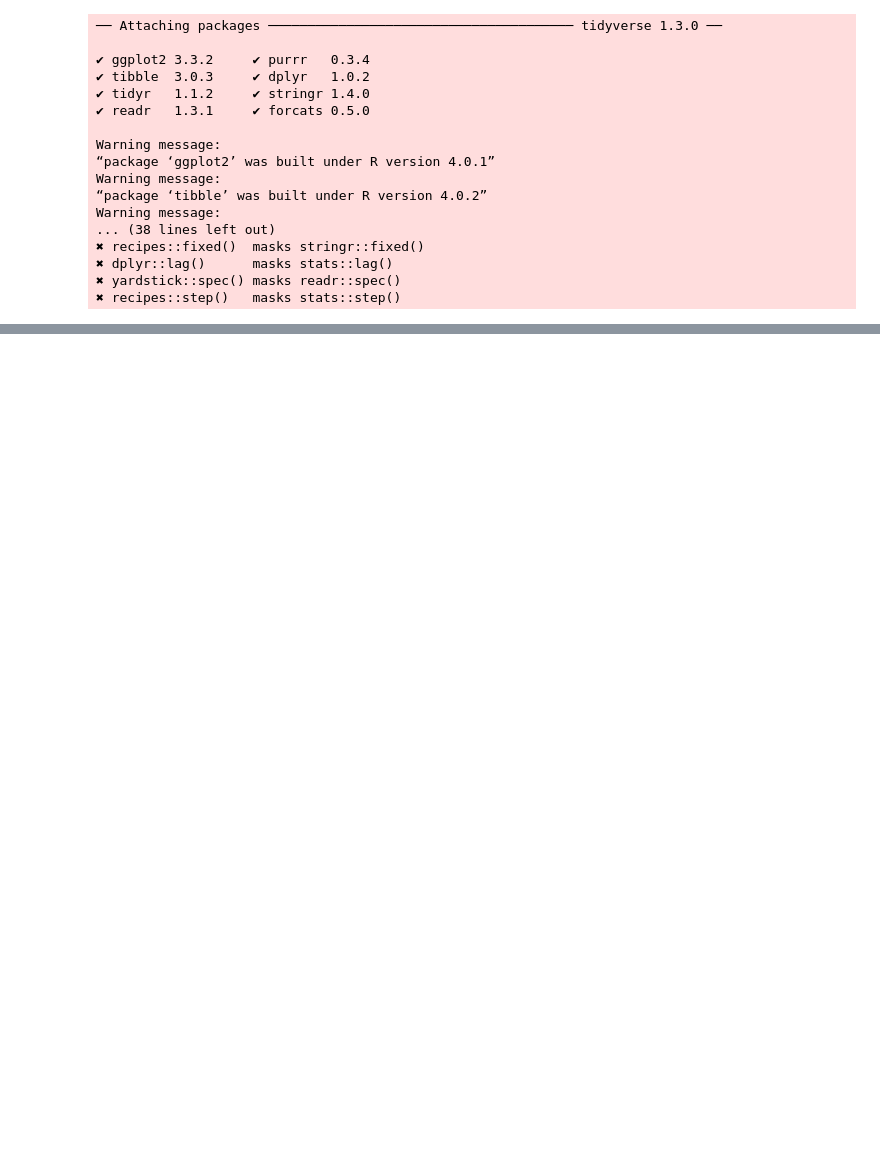
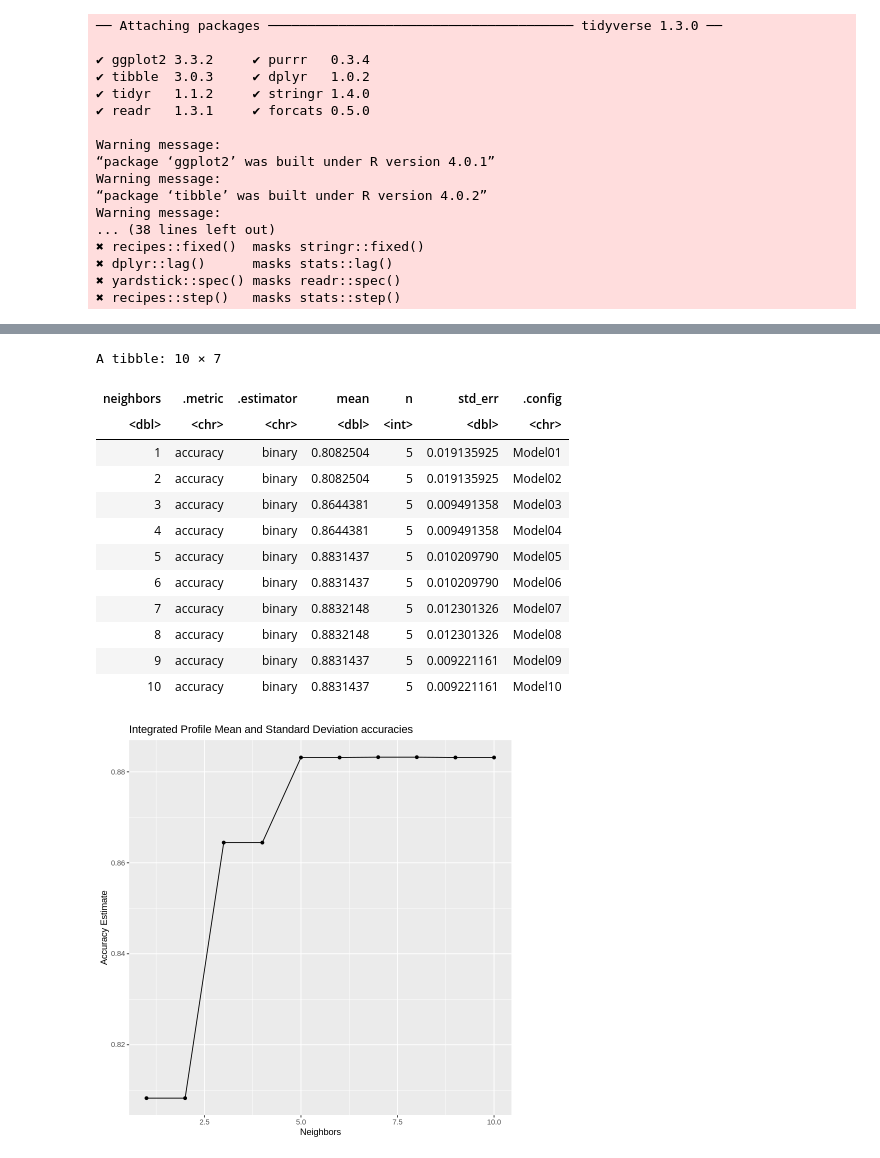
Before and after one commit to kseniak1/DSCI100-Project, a Jupyter notebook: Ksenia_notebook.ipynb, the cells around one changed output, grey strips where cells are left out. Saved outputs shown, nothing was run; the diff lists cells and outputs as text; code cells hidden in the pictures; blank space fills up the shorter version.

Commit message:
Created skeleton analysis and performed it on one pairing

```diff
--- a/Ksenia_notebook.ipynb
+++ b/Ksenia_notebook.ipynb
@@ -72,0 +66,10 @@ A grouped_df: 500 × 9
+# %%
+set.seed(19)
+## Split data into training and testing sets
+pulsar_split <- initial_split(pulsar_data, prop = 0.75, strata = class)
+pulsar_train <- training(pulsar_split)
+pulsar_test <- testing(pulsar_split)
+# %%
+set.seed(19)
+## Completing a 5-fold cross-validation
+pulsar_vfold <- vfold_cv(pulsar_train, v = 5, strata = class)
@@ -72,0 +115,35 @@ A grouped_df: 500 × 9
+# %%
+## Pairing 1
+pulsar_recipe1 <- recipe(class ~ mean_ip + dev_ip, data = pulsar_train) %>%
+                    step_scale(all_predictors()) %>%
+                    step_center(all_predictors())
+
+knn_results1 <- workflow() %>%
+      add_recipe(pulsar_recipe1) %>%
+      add_model(knn_tune) %>%
+      tune_grid(resamples = pulsar_vfold, grid = ks) %>%
+      collect_metrics() %>%
+      filter(.metric == "accuracy")
+knn_results1
+
+knn_plot1 <- ggplot(knn_results1, aes(x = neighbors, y = mean))+
+      geom_point() +
+      geom_line() +
+      labs(x = "Neighbors", y = "Accuracy Estimate") +
+      ggtitle("Integrated Profile Mean and Standard Deviation accuracies")
+knn_plot1
+# %% [output]
+A tibble: 10 × 7
+| neighbors | .metric | .estimator | mean | n | std_err | .config |
+| <dbl> | <chr> | <chr> | <dbl> | <int> | <dbl> | <chr> |
+| 1 | accuracy | binary | 0.8082504 | 5 | 0.019135925 | Model01 |
+| 2 | accuracy | binary | 0.8082504 | 5 | 0.019135925 | Model02 |
+| 3 | accuracy | binary | 0.8644381 | 5 | 0.009491358 | Model03 |
+| 4 | accuracy | binary | 0.8644381 | 5 | 0.009491358 | Model04 |
+| 5 | accuracy | binary | 0.8831437 | 5 | 0.010209790 | Model05 |
+| 6 | accuracy | binary | 0.8831437 | 5 | 0.010209790 | Model06 |
+| 7 | accuracy | binary | 0.8832148 | 5 | 0.012301326 | Model07 |
+| 8 | accuracy | binary | 0.8832148 | 5 | 0.012301326 | Model08 |
+| 9 | accuracy | binary | 0.8831437 | 5 | 0.009221161 | Model09 |
+| 10 | accuracy | binary | 0.8831437 | 5 | 0.009221161 | Model10 |
+[figure, added]
```
Also changed, not shown: parts of 3 cells of this notebook.
